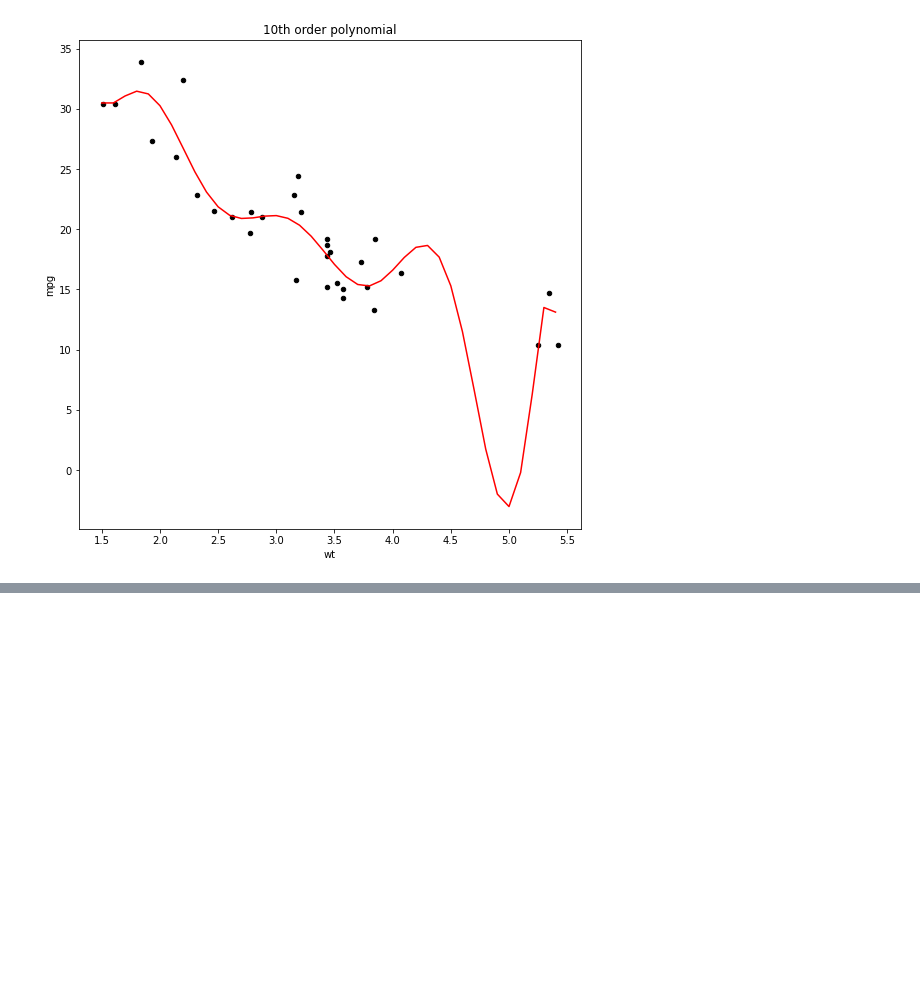
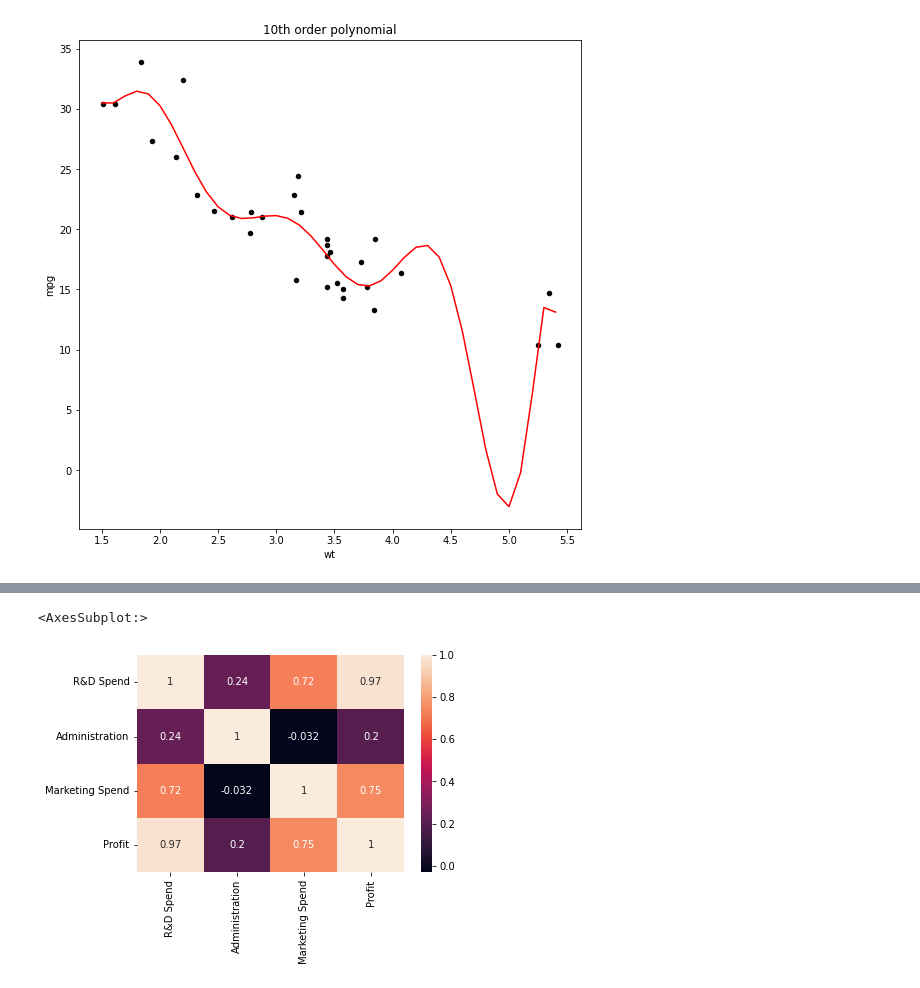
Before and after one commit to DannyNguyen24-Vietnam/Artificial-Intelligence-Course---HCMUTE---Machine-Learning---Week06, a Jupyter notebook: ARIN_Course_Week06.ipynb, the cells around one changed output, grey strips where cells are left out. Saved outputs shown, nothing was run; the diff lists cells and outputs as text; code cells hidden in the pictures; blank space fills up the shorter version.

```diff
--- a/ARIN_Course_Week06.ipynb
+++ b/ARIN_Course_Week06.ipynb
@@ -261,0 +290,7 @@ import seaborn as sns
+# %%
+# Data correlation
+correlation3 = dataframe3.corr()
+sns.heatmap(correlation3, annot = True)
+# %% [output]
+<AxesSubplot:>
+[figure, added]
```
Also changed, not shown: parts of 25 cells of this notebook.
